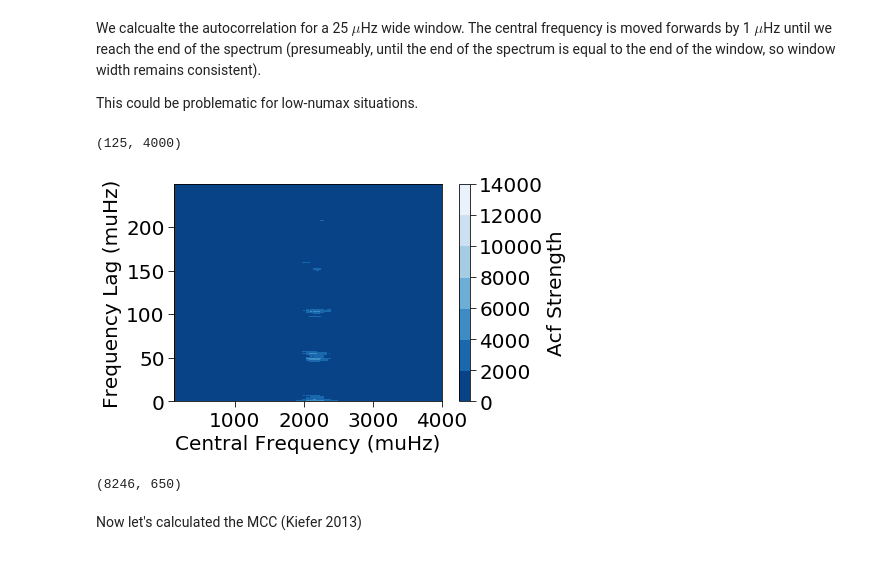
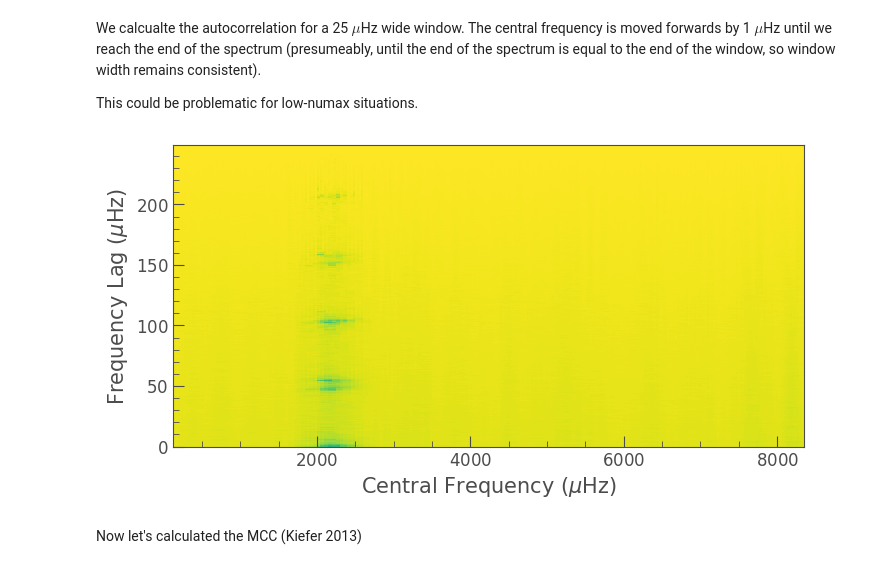
Before and after one commit to ojhall94/keplergohacks, a Jupyter notebook: seismo_stuff/flat_acf.ipynb, the cells around one changed output. Saved outputs shown, nothing was run; the diff lists cells and outputs as text; code cells hidden in the pictures.

```diff
--- a/seismo_stuff/flat_acf.ipynb
+++ b/seismo_stuff/flat_acf.ipynb
@@ -53,22 +53,25 @@ fs = np.median(np.diff(f))
 acf = np.zeros([len(numaxs), int(250./fs)])
 for idx, numax in enumerate(numaxs):
     acf[idx,:] = autocorrelate(numax)
-# %%
-xs = numaxs
-ys = np.arange(int(250./fs)) * fs
-X, Y = np.meshgrid(xs, ys)
-plt.contourf(X, Y, acf.T, cmap='Blues_r')
-plt.xlabel('Central Frequency (muHz)')
-plt.ylabel('Frequency Lag (muHz)')
-plt.colorbar(label='Acf Strength')
-plt.xlim(125, 4000)
-# %% [output]
-(125, 4000)
-[figure, removed]
-# %%
-acf.shape
-# %% [output]
-(8246, 650)
+# %%
+with plt.style.context(lk.MPLSTYLE):
+    fig, ax = plt.subplots()
+    xs = numaxs
+    ys = np.arange(int(250./fs)) * fs
+#     plt.contourf(X, Y, acf.T, cmap='Blues_r')
+
+    extent = (xs[0],xs[-1],ys[0],ys[-1])
+    figsize = plt.rcParams['figure.figsize']
+    a = figsize[1]/figsize[0]
+    b = (extent[3]-extent[2])/extent[1]
+
+    im = ax.imshow(acf.T, cmap='viridis_r', aspect=a/b,
+              origin='lower', extent=extent)
+    ax.set_xlabel(r'Central Frequency ($\mu$Hz)')
+    ax.set_ylabel(r'Frequency Lag ($\mu$Hz)')
+#     fig.colorbar(im, label='ACF Strength')
+# %% [output]
+[figure, added]
 # %% [markdown]
 Now let's calculated the MCC (Kiefer 2013)
 # %%
```
Also changed, not shown: parts of 10 cells of this notebook.
